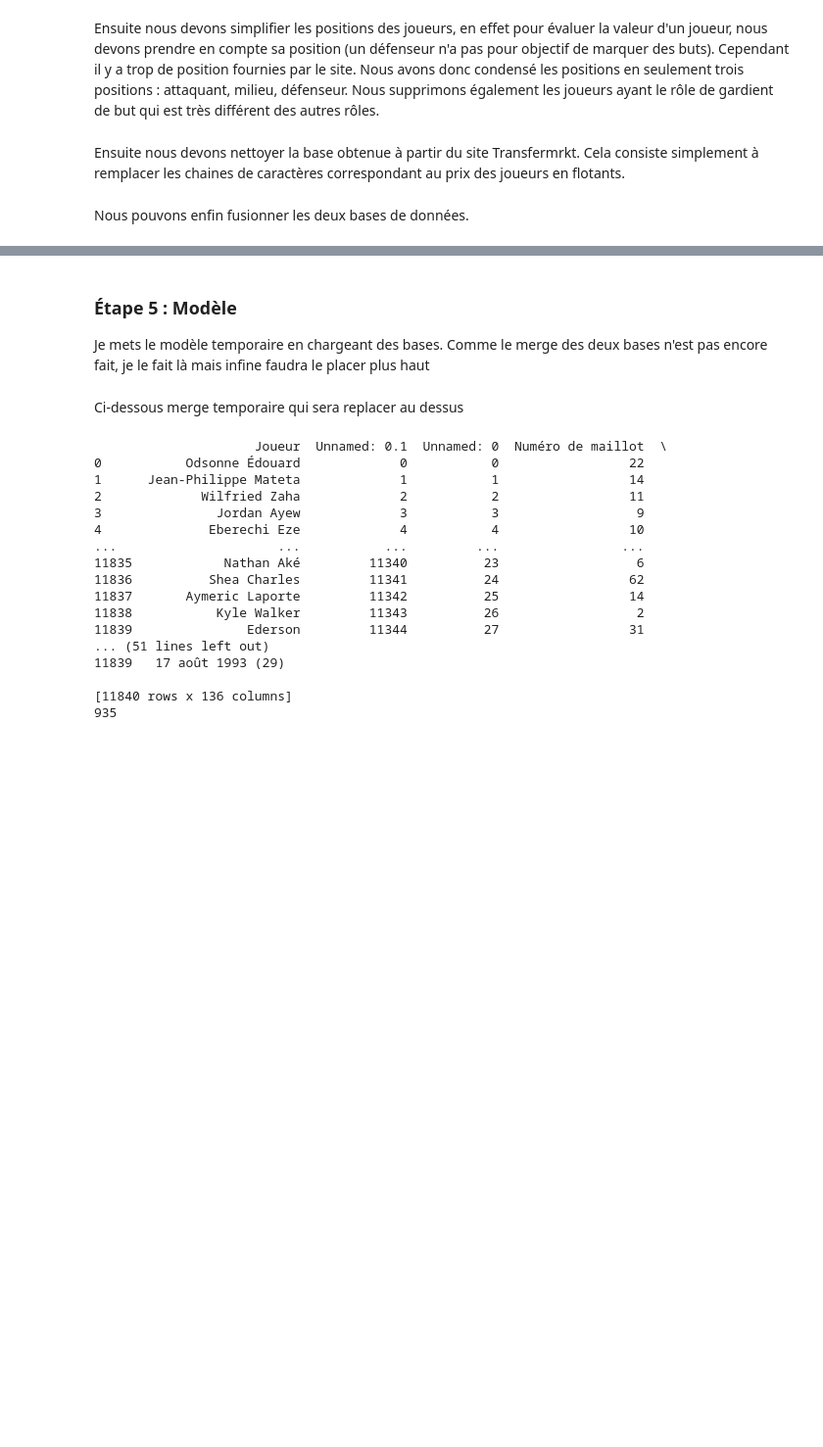
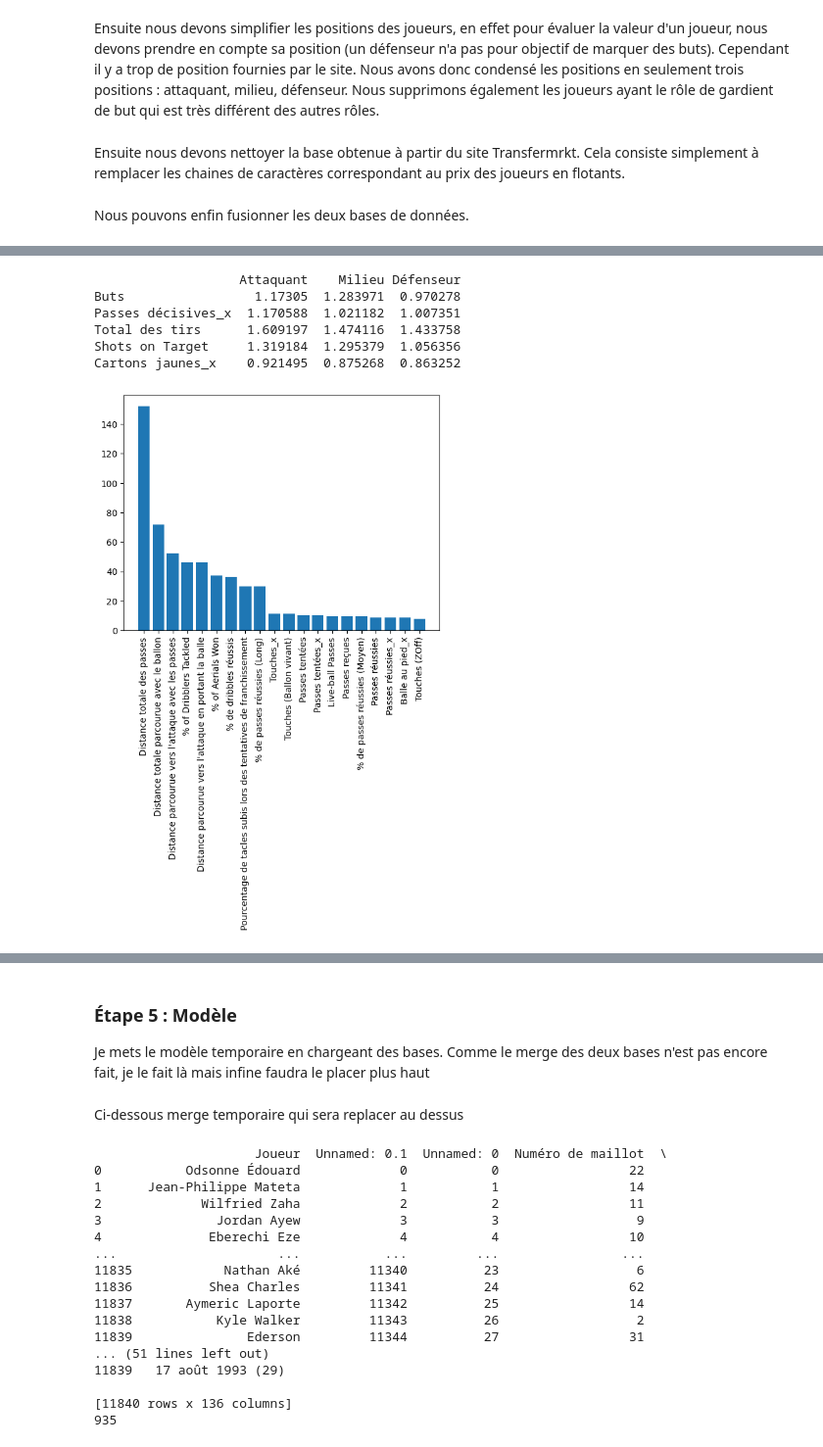
Before and after one commit to lecoqm/evaluation_football, a Jupyter notebook: main.ipynb, the cells around one changed output, grey strips where cells are left out. Shown at 98% size. Drawn from its saved outputs; the diff is of its cells as text; code cells hidden in the pictures; blank space fills up the shorter version.

```diff
--- a/main.ipynb
+++ b/main.ipynb
@@ -147,7 +159,7 @@ df_FBREF['Emplacement'] = df_FBREF['Emplacement'].apply(positions)
 Ensuite nous devons nettoyer la base obtenue à partir du site Transfermrkt. Cela consiste simplement à remplacer les chaines de caractères correspondant au prix des joueurs en flotants.
 # %%
 # supress the line with no price
-df_tm = df_tm.loc[df_tm['0'] != '-']
+df_tm = df_tm.loc[df_tm['Valeur'] != '-']
 df_tm = df_tm.reset_index(drop=True)
 
 def str_to_float(str):
@@ -164,16 +176,15 @@ def str_to_float(str):
         return None
 
 
-df_tm['0'] = df_tm['0'].apply(str_to_float)
+df_tm['Valeur'] = df_tm['Valeur'].apply(str_to_float)
 # %% [markdown]
 Nous pouvons enfin fusionner les deux bases de données.
 # %%
 df_FBREF.set_index('Joueur', inplace= True)
-df_tm.columns = ['Joueur', 'Valeur', 'Date naissance']
 df_tm.set_index('Joueur', inplace= True)
 
 base_work = pd.merge(df_FBREF, df_tm, how='left', left_index=True, right_index=True)
-base_work = base_work.sort_values(by = "Unnamed: 0.1")
+base_work = base_work.sort_values(by = "Unnamed: 0")  # que fait cette ligne ??? (c'état "Unnamed: 0.1 mais j'ai corrigé car sinon ça ne marchait pas")
 base_work['Joueur'] = base_work.index
 base_work = base_work.reset_index(drop = True)
 col_joueur = base_work.pop('Joueur')
@@ -184,0 +222,45 @@ print(base_work['Valeur'].isna().sum())
+# %%
+actions = ['Buts','Passes décisives_x','Total des tirs ','Shots on Target','Cartons jaunes_x',
+'Cartons rouges_x','Touches_x','Tacles_x','Interceptions_x','Balles contrées_x','Actions menant à un tir',
+'Actions menant à un but','Passes réussies_x','Passes tentées_x','% de passes réussies_x','Passes progressives_x',
+'Balle au pied_x','Possessions progressives_x','Dribbles tentés_x','Dribbles réussis_x',
+'Distance totale des passes',"Distance parcourue vers l'attaque avec les passes",'Passes réussies (Court)',
+'Passes tentées (Court)','% de passes réussies (Court)','Passes réussies (Moyen)','Passes tentées (Moyen)',
+'% de passes réussies (Moyen)','Passes réussies (Long)','Passes tentées (Long)','% de passes réussies (Long)',
+'Passes clés','Passes dans le dernier tiers du terrain','Passes dans la surface de réparation',
+'Centres dans la surface de réparation','Passes tentées','Live-ball Passes','Dead-ball Passes',
+'Passe en profondeur','Transversales','Centres_x','Throw-ins Taken','Passes réussies','Passes hors-jeux',
+'Passes bloquées_x','Tacles réussis_x','Tacles (ZDéf)','Tacles (MilTer)','Tacles (ZOff)','Dribbleurs taclés',
+'Dribbles mis en échec','% of Dribblers Tackled','Tacles manqués','Tirs bloqués','Tcl+Int','Dégagements',
+'Erreurs','Touches (SurfRépDéf)','Touches (ZDéf)','Touches (MilTer)','Touches (ZOff)','Touches (SurfRépOff)',
+'Touches (Ballon vivant)','% de dribbles réussis','Nombre de fois où le joueur a été taclé',
+'Pourcentage de tacles subis lors des tentatives de franchissement','Distance totale parcourue avec le ballon',
+"Distance parcourue vers l'attaque en portant la balle","Chevauchées dans le dernier tiers",
+"Chevauchées dans la surface de réparation","Mauvais contrôle","Perte de balle","Passes reçues",
+"Passes progressives reçues","Deuxième carton jaune","Fautes commises","Fautes provoquées","Hors-jeux",
+"Interceptions","Pénaltys concédés","But contre son camp","Récupérations de balle","Aerials Won",
+"Aerials Lost","% of Aerials Won"]
+
+variances = pd.DataFrame(index=statistiques, columns=base_work['Emplacement'].unique())
+
+for position in base_work['Emplacement'].unique():
+    for act in actions:
+        variance = base_work[base_work['Emplacement'] == position][act].var(ddof=0)
+        variance = variance/base_work[base_work['Emplacement'] == position][act].mean()
+        variances.at[act, position] = variance
+
+print(variances.head())
+# %% [output]
+                   Attaquant    Milieu Défenseur
+Buts                 1.17305  1.283971  0.970278
+Passes décisives_x  1.170588  1.021182  1.007351
+Total des tirs      1.609197  1.474116  1.433758
+Shots on Target     1.319184  1.295379  1.056356
+Cartons jaunes_x    0.921495  0.875268  0.863252
+# %%
+variances=variances.sort_values(by='Attaquant',ascending=False)
+plt.bar(variances.head(20).index,variances['Attaquant'].head(20))
+plt.xticks(rotation = 'vertical')
+plt.show()
+# %% [output]
+[figure, added]
```
Also changed, not shown: parts of 11 cells of this notebook.
